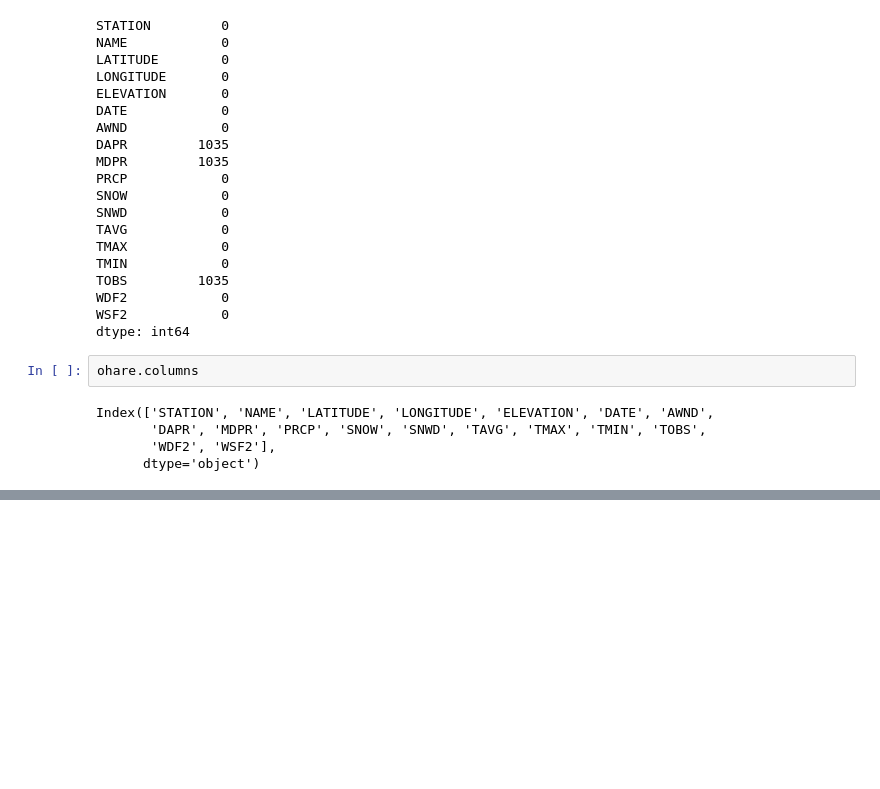
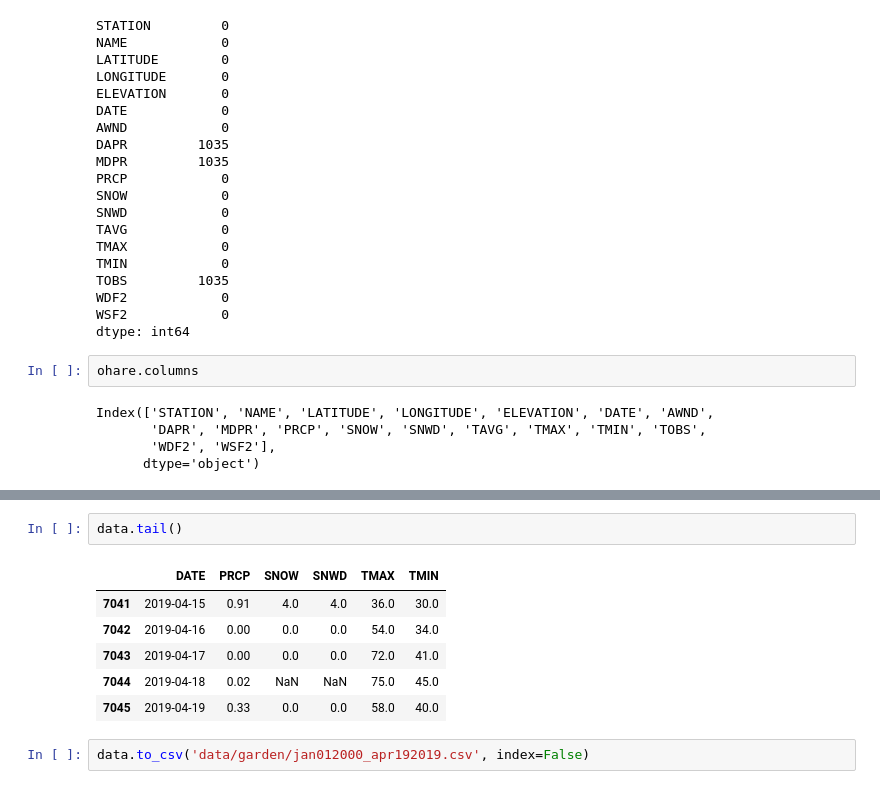
Before and after one commit to BlakeWallace/Lake_Michigan_Influences, a Jupyter notebook: ALL_temp_data_combined_2000_2019.ipynb, the cells around one changed output, grey strips where cells are left out. Drawn from its saved outputs; the diff is of its cells as text; blank space fills up the shorter version.

```diff
--- a/ALL_temp_data_combined_2000_2019.ipynb
+++ b/ALL_temp_data_combined_2000_2019.ipynb
@@ -494,0 +527,11 @@ Index(['STATION', 'NAME', 'LATITUDE', 'LONGITUDE', 'ELEVATION', 'DATE', 'AWND',
+# %%
+data.tail()
+# %% [output]
+|  | DATE | PRCP | SNOW | SNWD | TMAX | TMIN |
+| 7041 | 2019-04-15 | 0.91 | 4.0 | 4.0 | 36.0 | 30.0 |
+| 7042 | 2019-04-16 | 0.00 | 0.0 | 0.0 | 54.0 | 34.0 |
+| 7043 | 2019-04-17 | 0.00 | 0.0 | 0.0 | 72.0 | 41.0 |
+| 7044 | 2019-04-18 | 0.02 | NaN | NaN | 75.0 | 45.0 |
+| 7045 | 2019-04-19 | 0.33 | 0.0 | 0.0 | 58.0 | 40.0 |
+# %%
+data.to_csv('data/garden/jan012000_apr192019.csv', index=False)
```
Also changed, not shown: parts of 5 cells of this notebook, 7 other files.
